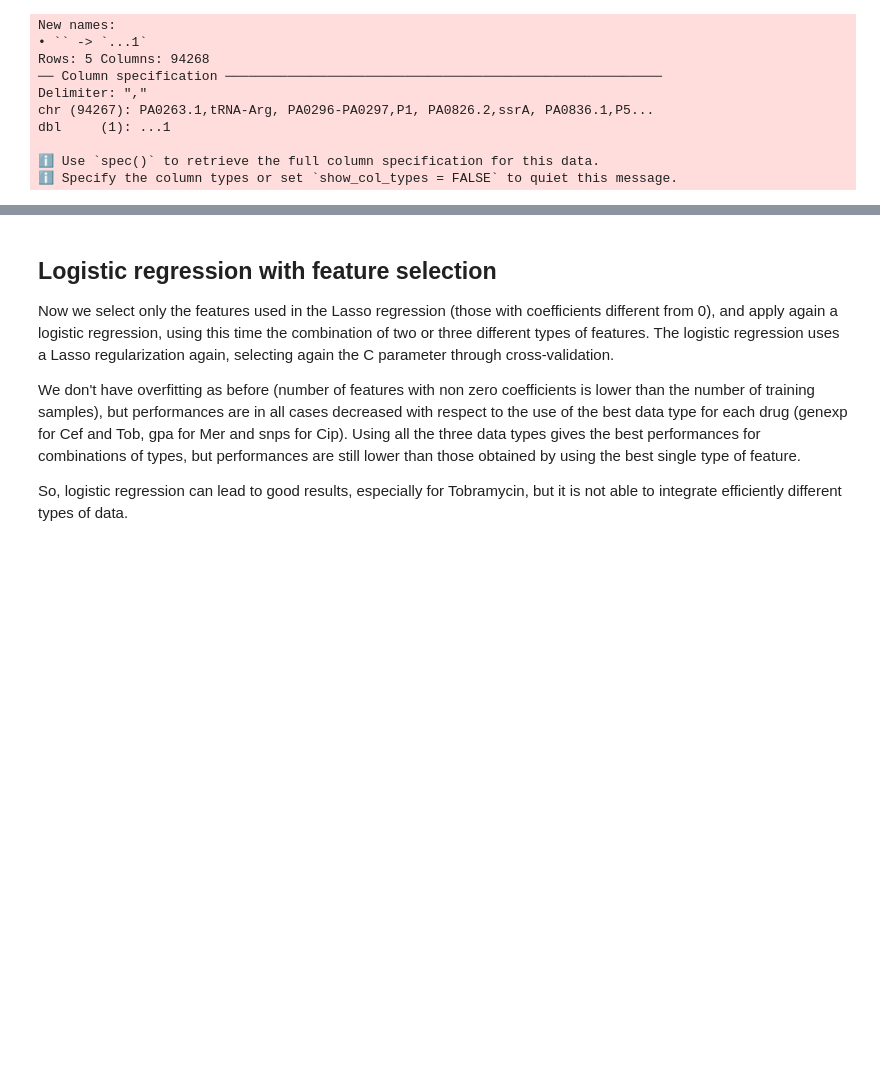
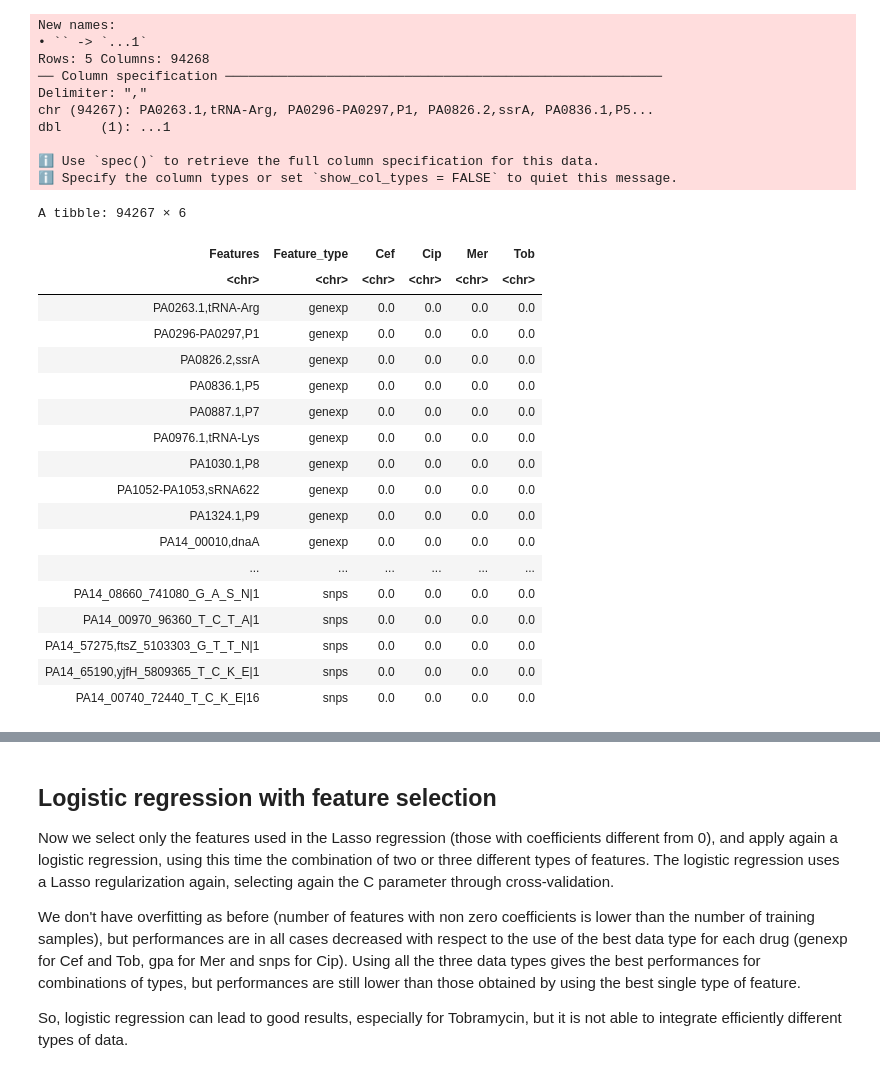
Before and after one commit to riccardo03-maker/Multiomic_integration_antimicrobial_resistance, a Jupyter notebook: r_trials.ipynb, the cells around one changed output, grey strips where cells are left out. Cells and saved outputs as stored; diff of their text form; code cells hidden in the pictures; blank space fills up the shorter version.

```diff
--- a/r_trials.ipynb
+++ b/r_trials.ipynb
@@ -192,6 +193,28 @@ dbl     (1): ...1
 
 ℹ Use `spec()` to retrieve the full column specification for this data.
 ℹ Specify the column types or set `show_col_types = FALSE` to quiet this message.
+# %%
+log_reg_coefficients
+# %% [output]
+A tibble: 94267 × 6
+| Features | Feature_type | Cef | Cip | Mer | Tob |
+| <chr> | <chr> | <chr> | <chr> | <chr> | <chr> |
+| PA0263.1,tRNA-Arg | genexp | 0.0 | 0.0 | 0.0 | 0.0 |
+| PA0296-PA0297,P1 | genexp | 0.0 | 0.0 | 0.0 | 0.0 |
+| PA0826.2,ssrA | genexp | 0.0 | 0.0 | 0.0 | 0.0 |
+| PA0836.1,P5 | genexp | 0.0 | 0.0 | 0.0 | 0.0 |
+| PA0887.1,P7 | genexp | 0.0 | 0.0 | 0.0 | 0.0 |
+| PA0976.1,tRNA-Lys | genexp | 0.0 | 0.0 | 0.0 | 0.0 |
+| PA1030.1,P8 | genexp | 0.0 | 0.0 | 0.0 | 0.0 |
+| PA1052-PA1053,sRNA622 | genexp | 0.0 | 0.0 | 0.0 | 0.0 |
+| PA1324.1,P9 | genexp | 0.0 | 0.0 | 0.0 | 0.0 |
+| PA14_00010,dnaA | genexp | 0.0 | 0.0 | 0.0 | 0.0 |
+| ... | ... | ... | ... | ... | ... |
+| PA14_08660_741080_G_A_S_N|1 | snps | 0.0 | 0.0 | 0.0 | 0.0 |
+| PA14_00970_96360_T_C_T_A|1 | snps | 0.0 | 0.0 | 0.0 | 0.0 |
+| PA14_57275,ftsZ_5103303_G_T_T_N|1 | snps | 0.0 | 0.0 | 0.0 | 0.0 |
+| PA14_65190,yjfH_5809365_T_C_K_E|1 | snps | 0.0 | 0.0 | 0.0 | 0.0 |
+| PA14_00740_72440_T_C_K_E|16 | snps | 0.0 | 0.0 | 0.0 | 0.0 |
 # %%
 log_reg_coefficients <- as_tibble(t(log_reg_coefficients), rownames = 'Features')
 colnames(log_reg_coefficients) <- c("Features", "Feature_type", "Cef", "Cip", "Mer", "Tob")
```
Also changed, not shown: parts of 10 cells of this notebook, 15 other files.
